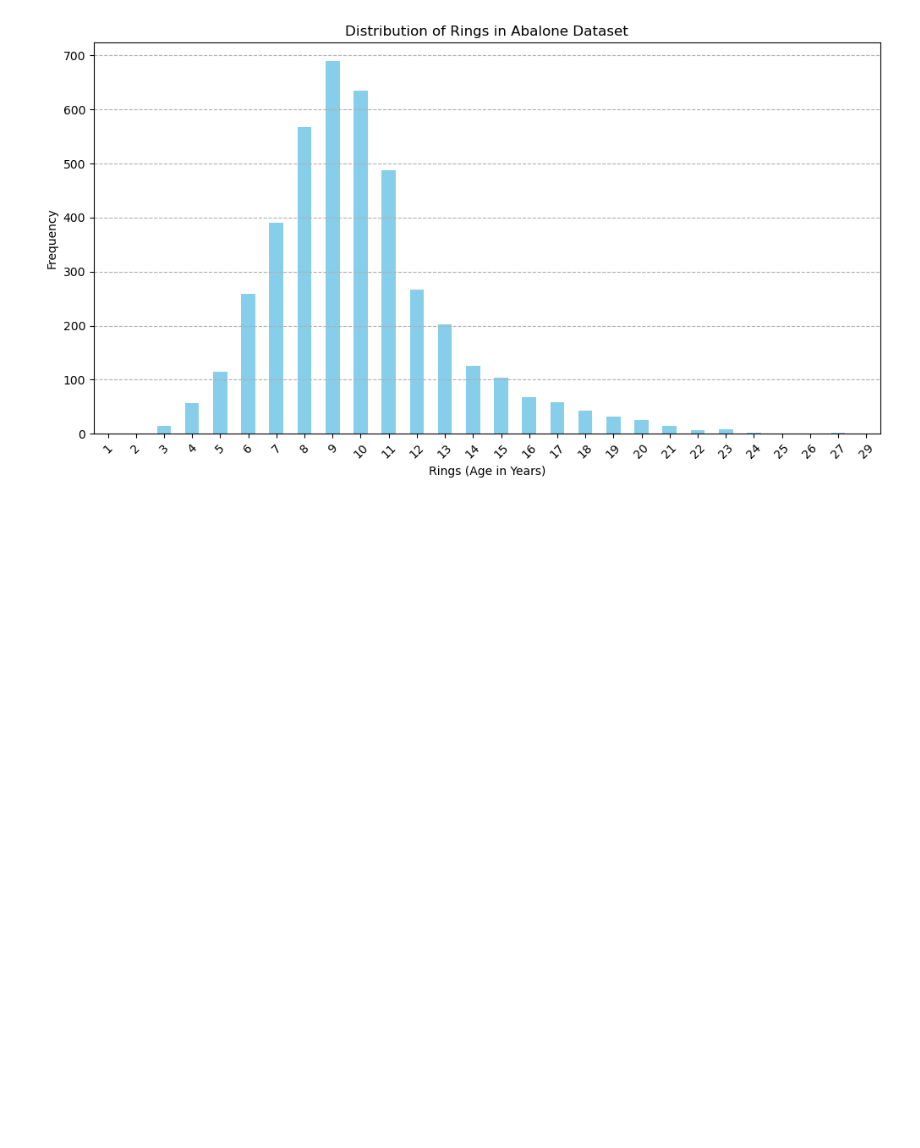
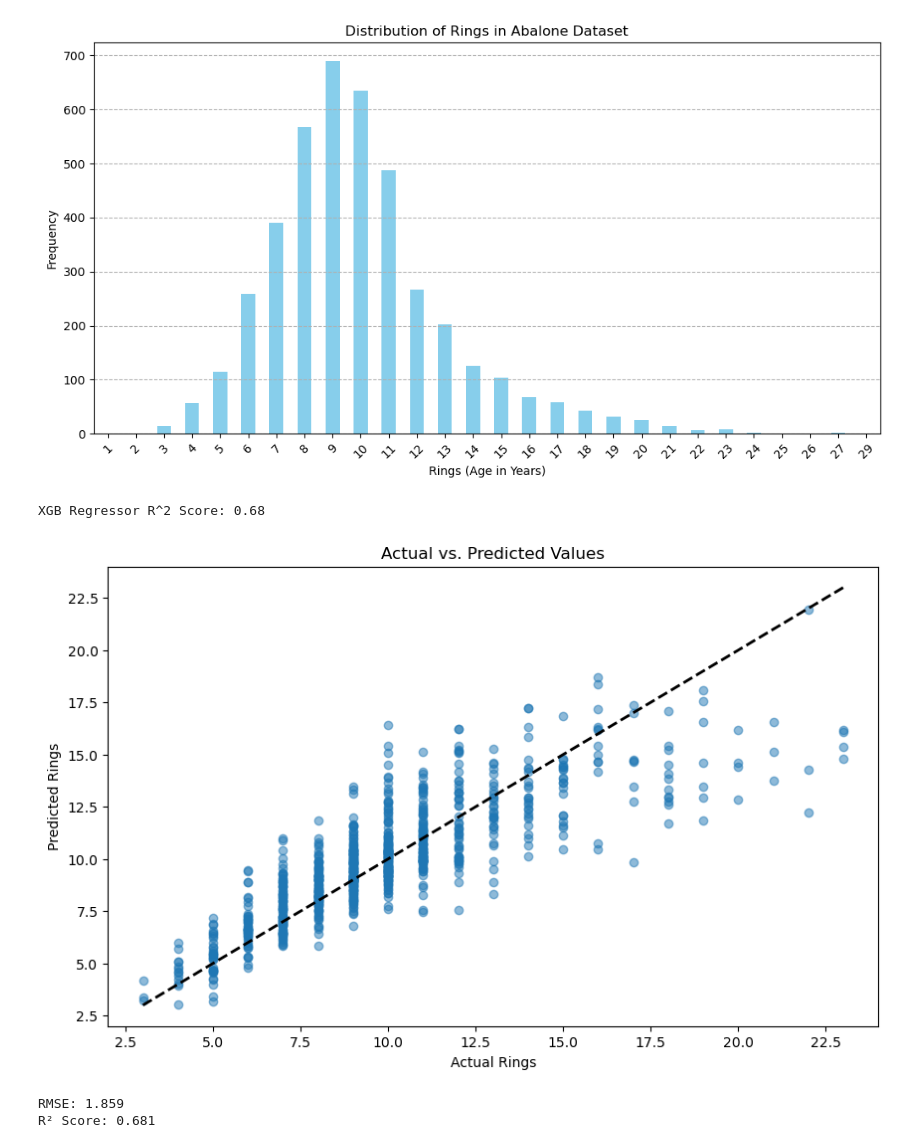
Before and after one commit to odesay97/ai-class, a Jupyter notebook: 1주차/과제/1주차 과제 - 머신러닝 - 회귀.ipynb, the cells around one changed output. Drawn from its saved outputs; the diff is of its cells as text; code cells hidden in the pictures; blank space fills up the shorter version.

```diff
--- a/1주차/과제/1주차 과제 - 머신러닝 - 회귀.ipynb
+++ b/1주차/과제/1주차 과제 - 머신러닝 - 회귀.ipynb
@@ -118,3 +118,72 @@ plt.show()
 # 레이블 별 데이터 갯수를 확인한 결과, 13 이후부터 데이터가 급격히 줄어있는 것을 확인,
 # 샘플이 부족하여 나타난 현상으로 보입니다. 이를 해결하기 위해 데이터 증간을 사용하거나, 특정 영역에 해당하는 데이터를 늘리는 방향을 고려해볼 수 있을 것 같습니다.
 # 혹은 크게 의미가 없는 지점에서부터는 샘플을 오히려 없애는 것도 좋은 방향일 것이라고 생각합니다.
+# %%
+# 라이브러리 임포트
+import pandas as pd
+import numpy as np
+from sklearn.model_selection import train_test_split
+from sklearn.preprocessing import LabelEncoder, StandardScaler
+from sklearn.metrics import mean_squared_error, r2_score
+from xgboost import XGBRegressor
+
+# 데이터 로드
+url = 'https://raw.githubusercontent.com/MyungKyuYi/AI-class/main/abalone.csv'
+data = pd.read_csv(url)
+
+# 범주형 데이터 수치형으로 변환
+label_encoder = LabelEncoder()
+data['Sex'] = label_encoder.fit_transform(data['Sex'])
+
+# 특성 엔지니어링
+data['Length_to_Diameter'] = data['Length'] / data['Diameter']
+data['Weight_Ratio'] = data['Shucked_weight'] / data['Whole_weight']
+data['Height_to_Length'] = data['Height'] / data['Length']  # 새로운 특성 추가
+
+# 특성과 타겟 분리
+X = data.drop(['Rings'], axis=1)
+y = data['Rings']
+
+# 데이터 스케일링
+scaler = StandardScaler()
+X_scaled = scaler.fit_transform(X)
+
+# 데이터 분할
+X_train, X_test, y_train, y_test = train_test_split(X_scaled, y, test_size=0.2, random_state=42)
+
+# XGBoost 회귀 모델 훈련
+xgb_regressor = XGBRegressor(n_estimators=100, max_depth=5, learning_rate=0.1, random_state=42)
+xgb_regressor.fit(X_train, y_train)
+y_pred_xgb = xgb_regressor.predict(X_test)
+r2_xgb = r2_score(y_test, y_pred_xgb)
+
+# 결과 출력
+print(f'XGB Regressor R^2 Score: {r2_xgb:.2f}')
+# %% [output]
+XGB Regressor R^2 Score: 0.68
+# %%
+import matplotlib.pyplot as plt
+
+# 예측
+y_pred = xgb_regressor.predict(X_test).flatten()
+
+# 실제 값과 예측 값 비교 그래프
+plt.figure(figsize=(10, 6))
+plt.scatter(y_test, y_pred, alpha=0.5)
+plt.plot([y_test.min(), y_test.max()], [y_test.min(), y_test.max()], 'k--', lw=2)  # 완벽한 예측선
+plt.title('Actual vs. Predicted Values')
+plt.xlabel('Actual Rings')
+plt.ylabel('Predicted Rings')
+plt.show()
+
+# 성능 평가
+rmse = np.sqrt(mean_squared_error(y_test, y_pred))
+r2 = r2_score(y_test, y_pred)
+
+# 결과 출력
+print(f'RMSE: {rmse:.3f}')
+print(f'R² Score: {r2:.3f}')
+# %% [output]
+[figure, added]
+RMSE: 1.859
+R² Score: 0.681
```
Also changed, not shown: parts of 1 cell of this notebook, 1 other file.
